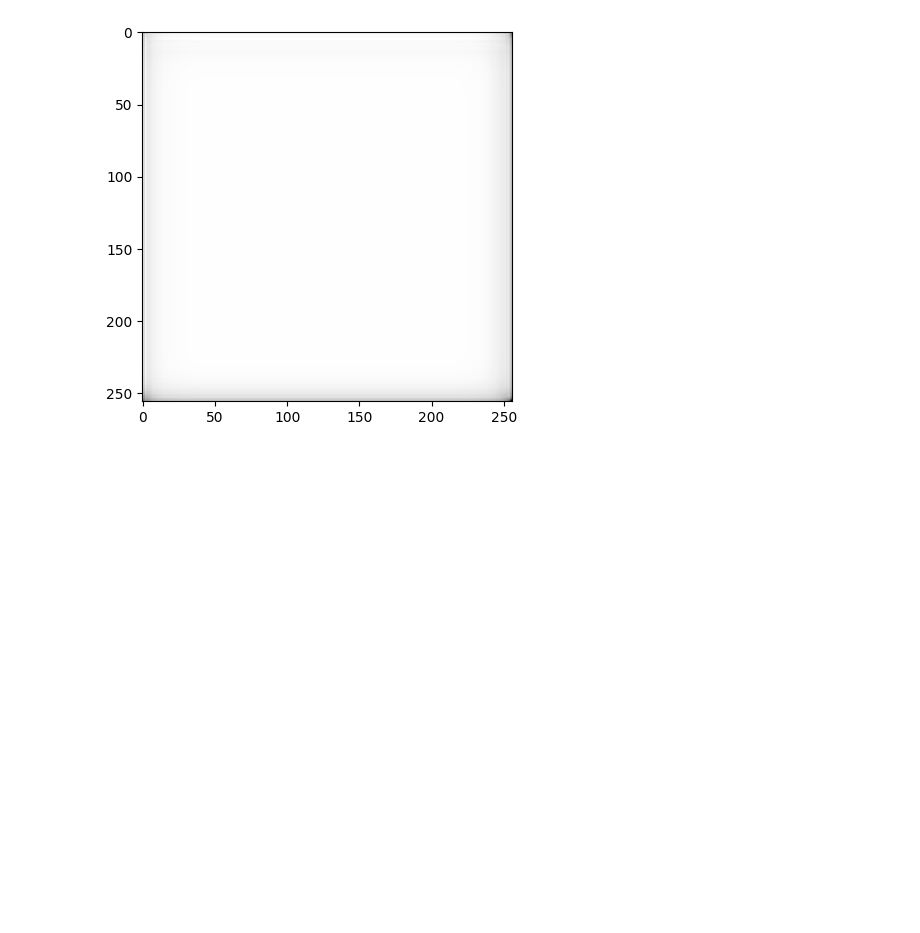
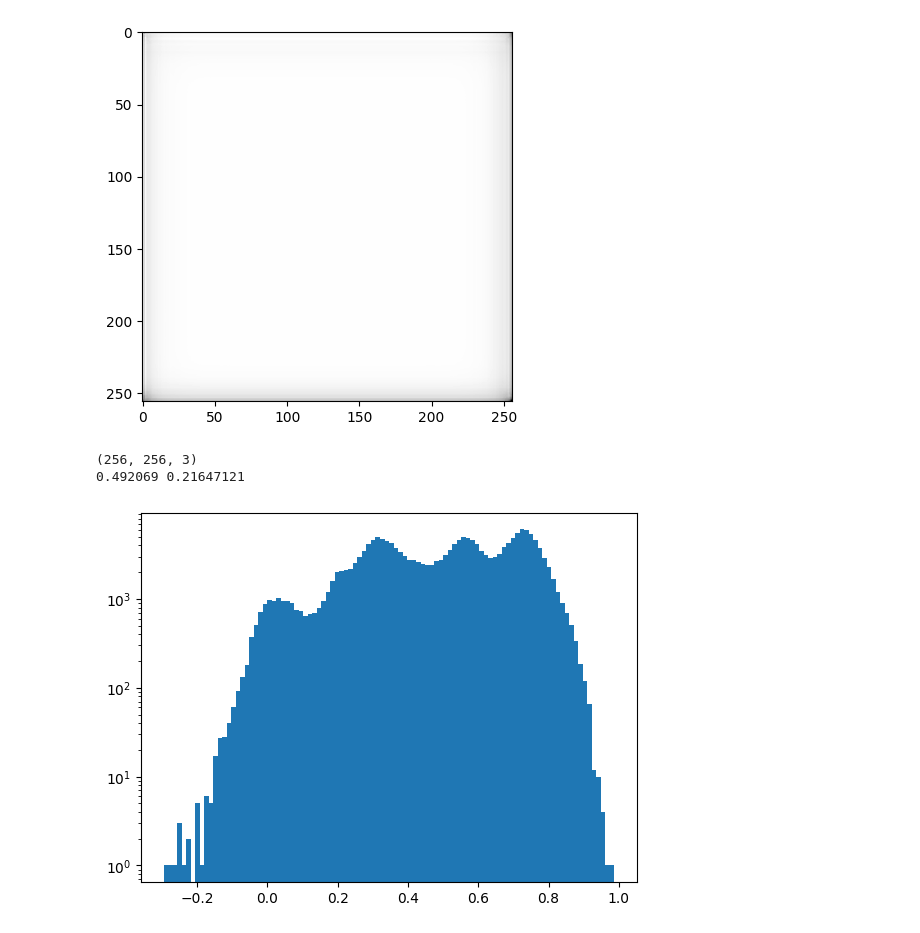
Before and after one commit to WeijieChen2017/SharkSeagrass, a Jupyter notebook: cold_diffusion/demo.ipynb, the cells around one changed output. Drawn from its saved outputs; the diff is of its cells as text; code cells hidden in the pictures; blank space fills up the shorter version.

```diff
--- a/cold_diffusion/demo.ipynb
+++ b/cold_diffusion/demo.ipynb
@@ -319,3 +319,19 @@ plt.imshow(data[:, :, 1], cmap="gray")
 # %% [output]
 <matplotlib.image.AxesImage at 0x...>
 [figure]
+# %%
+path = "../../diffusion_ldm_vanilla_scaling_cno_xT_new.npy"
+import numpy as np
+data = np.load(path)
+print(data.shape)
+
+import matplotlib.pyplot as plt
+
+plt.hist(np.ravel(data), bins=100)
+plt.yscale("log")
+print(np.mean(data), np.std(data))
+# data[data>1] = 1
+# %% [output]
+(256, 256, 3)
+0.492069 0.21647121
+[figure, added]
```
Also changed, not shown: parts of 1 cell of this notebook, 1 other file.
